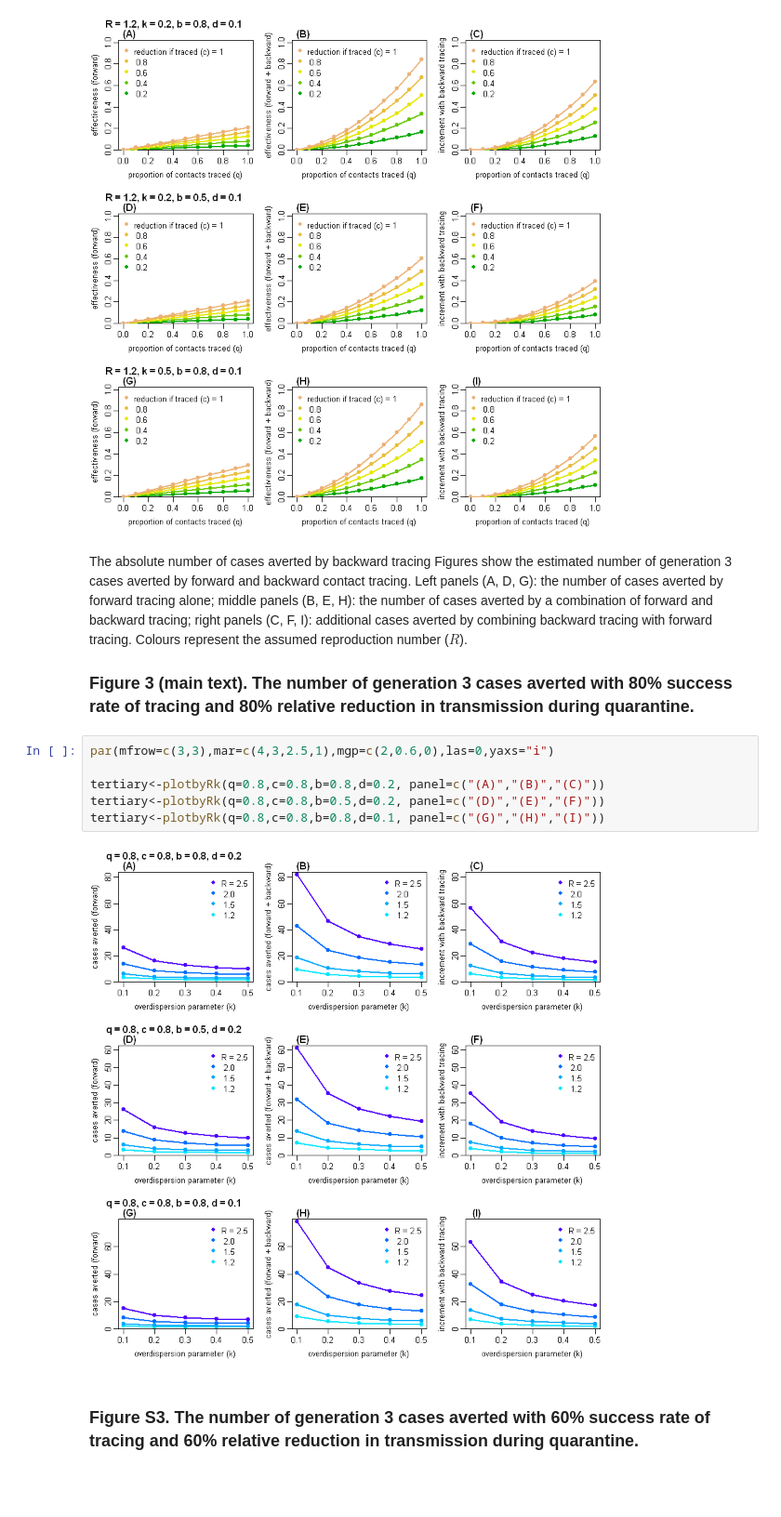
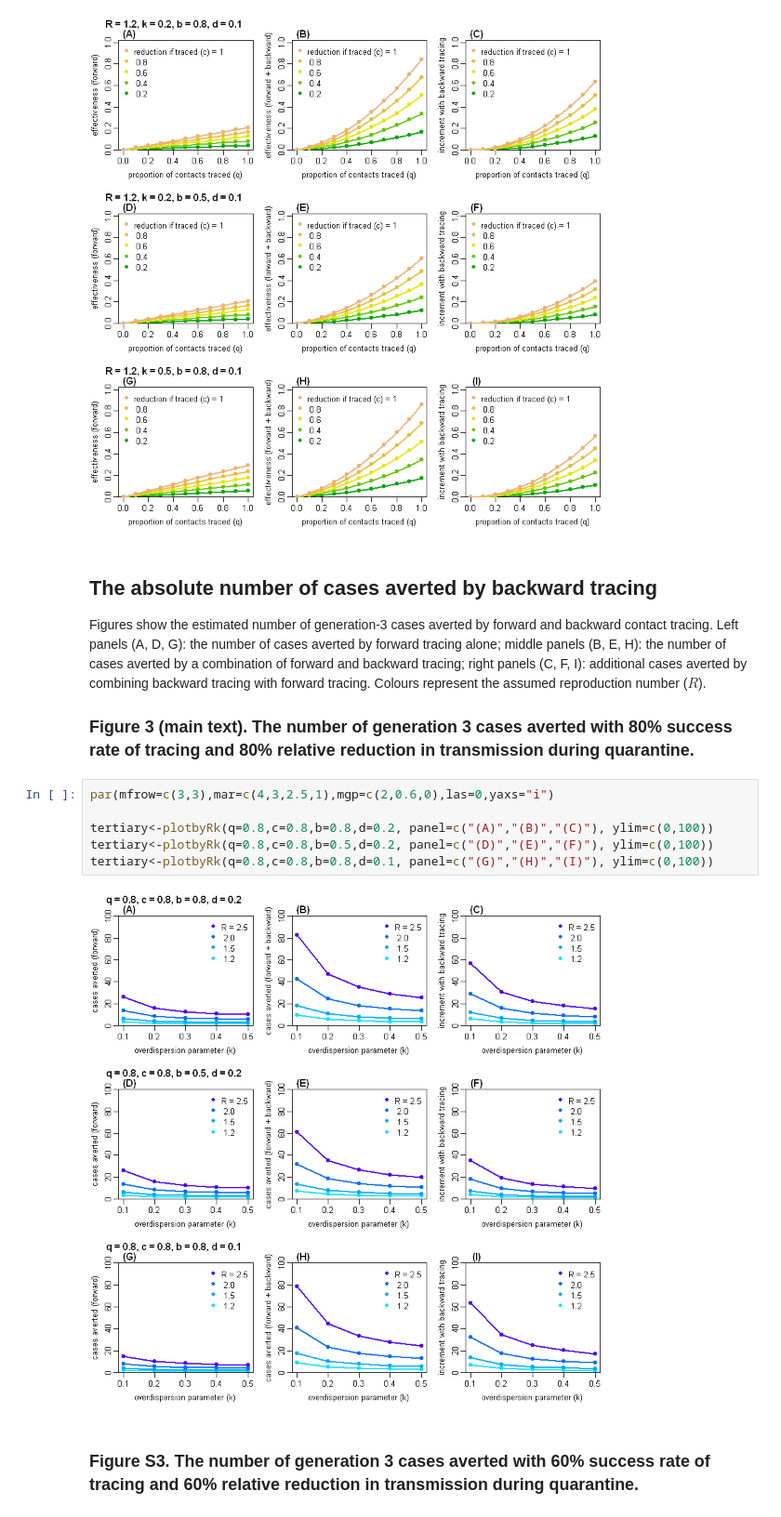
Before and after one commit to akira-endo/COVID19_backwardtracing, a Jupyter notebook: src/forwardvsbackward.ipynb, the cells around one changed output. Shown at 93% size. Cells and saved outputs as stored; diff of their text form; blank space fills up the shorter version.

```diff
--- a/src/forwardvsbackward.ipynb
+++ b/src/forwardvsbackward.ipynb
@@ -47,18 +47,18 @@ tertiary<-plotbypc(R=1.2,k=0.5,b=0.8,d=0.1, panel=c("(G)","(H)","(I)"))
 # %% [output]
 [figure]
 # %% [markdown]
-The absolute number of cases averted by backward tracing
-Figures show the estimated number of generation 3 cases averted by forward and backward contact tracing. Left panels (A, D, G): the number of cases averted by forward tracing alone; middle panels (B, E, H): the number of cases averted by a combination of forward and backward tracing; right panels (C, F, I): additional cases averted by combining backward tracing with forward tracing. Colours represent the assumed reproduction number ($R$).
+## The absolute number of cases averted by backward tracing
+Figures show the estimated number of generation-3 cases averted by forward and backward contact tracing. Left panels (A, D, G): the number of cases averted by forward tracing alone; middle panels (B, E, H): the number of cases averted by a combination of forward and backward tracing; right panels (C, F, I): additional cases averted by combining backward tracing with forward tracing. Colours represent the assumed reproduction number ($R$).
 
 ### Figure 3 (main text). The number of generation 3 cases averted with 80% success rate of tracing and 80% relative reduction in transmission during quarantine.
 # %%
 par(mfrow=c(3,3),mar=c(4,3,2.5,1),mgp=c(2,0.6,0),las=0,yaxs="i")
 
-tertiary<-plotbyRk(q=0.8,c=0.8,b=0.8,d=0.2, panel=c("(A)","(B)","(C)"))
-tertiary<-plotbyRk(q=0.8,c=0.8,b=0.5,d=0.2, panel=c("(D)","(E)","(F)"))
-tertiary<-plotbyRk(q=0.8,c=0.8,b=0.8,d=0.1, panel=c("(G)","(H)","(I)"))
+tertiary<-plotbyRk(q=0.8,c=0.8,b=0.8,d=0.2, panel=c("(A)","(B)","(C)"), ylim=c(0,100))
+tertiary<-plotbyRk(q=0.8,c=0.8,b=0.5,d=0.2, panel=c("(D)","(E)","(F)"), ylim=c(0,100))
+tertiary<-plotbyRk(q=0.8,c=0.8,b=0.8,d=0.1, panel=c("(G)","(H)","(I)"), ylim=c(0,100))
 # %% [output]
-[figure, old version]
+[figure, new version]
 # %% [markdown]
 ### Figure S3. The number of generation 3 cases averted with 60% success rate of tracing and 60% relative reduction in transmission during quarantine.
 # %%
```
Also changed, not shown: parts of 1 cell of this notebook, 3 other files.
